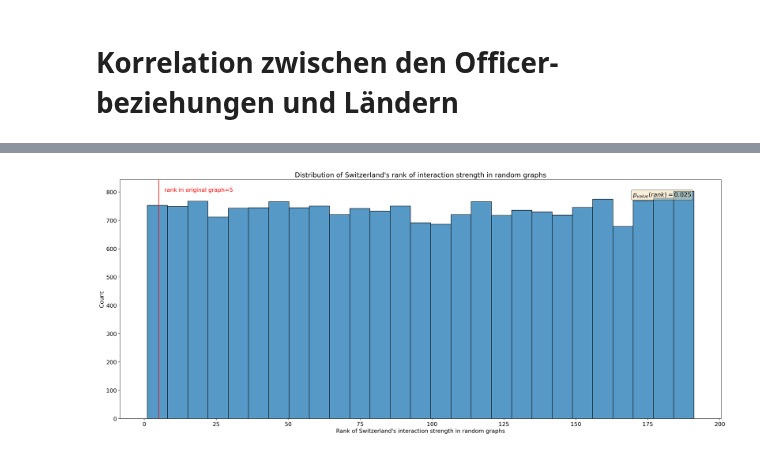
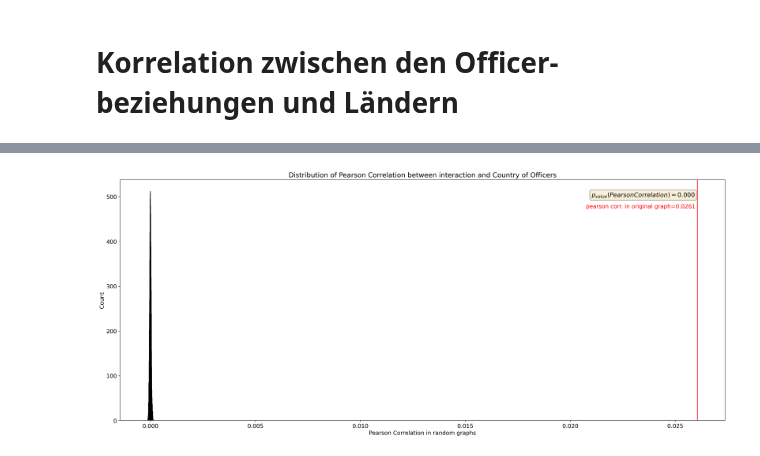
Before and after one commit to gabrieltorresgamez/fhnw-san-project, a Jupyter notebook: 05-swiss-officers-more-introverted.ipynb, the cells around one changed output, grey strips where cells are left out. Saved outputs shown, nothing was run; the diff lists cells and outputs as text; code cells hidden in the pictures.

```diff
--- a/05-swiss-officers-more-introverted.ipynb
+++ b/05-swiss-officers-more-introverted.ipynb
@@ -205,4 +205,4 @@ same_country_graph = utils.graph_from_attr_name(officer_officer, "country_codes"
 # %% [markdown]
 # Korrelation zwischen den Officer-beziehungen und Ländern
 # %%
-result = utils.dyadic_hypothesis_test(officer_officer, same_country_graph, self_loops=False, n=100)
+original, permutations = utils.dyadic_hypothesis_test(officer_officer, same_country_graph, self_loops=False, n=1000)
@@ -257,32 +209,34 @@ original, permutations = permutation_test_weighted_degree(
 # %%
-ax = sns.histplot(permutations, x="rank")
-plt.axvline(original["original_rank"], color="red")
+ax = sns.histplot(permutations, x="metric_permuted")
+plt.axvline(original, color="red")
 plt.text(
-    original["original_rank"] + 2,
-    plt.gca().get_ylim()[1] * 0.95,
-    "rank in original graph=" + str(original["original_rank"]),
+    original - 0.0001,
+    plt.gca().get_ylim()[1] * 0.9,
+    "pearson corr. in original graph=" + str(round(original, 4)),
     color="red",
+    verticalalignment="top",
+    horizontalalignment="right",
 )
-plt.title("Distribution of Switzerland's rank of interaction strength in random graphs")
 
-textstr = r"$p_{value}(rank)=%.3f$" % (
-    (permutations["rank"] <= original["original_rank"]).sum() / len(permutations),
+textstr = r"$p_{value}(Pearson Correlation)=%.3f$" % (
+    (permutations["metric_permuted"] >= original).sum() / len(permutations),
 )
 props = dict(boxstyle="round", facecolor="wheat", alpha=0.5)
 
 # place a text box in upper left in axes coords
 ax.text(
     0.95,
     0.95,
     textstr,
     transform=ax.transAxes,
     fontsize=14,
     verticalalignment="top",
     horizontalalignment="right",
     bbox=props,
 )
 
-plt.xlabel("Rank of Switzerland's interaction strength in random graphs")
+plt.title("Distribution of Pearson Correlation between interaction and Country of Officers")
+plt.xlabel("Pearson Correlation in random graphs")
 plt.show()
 # %% [output]
-[figure, old version]
+[figure, new version]
```
Also changed, not shown: parts of 6 cells of this notebook, 2 other files.
